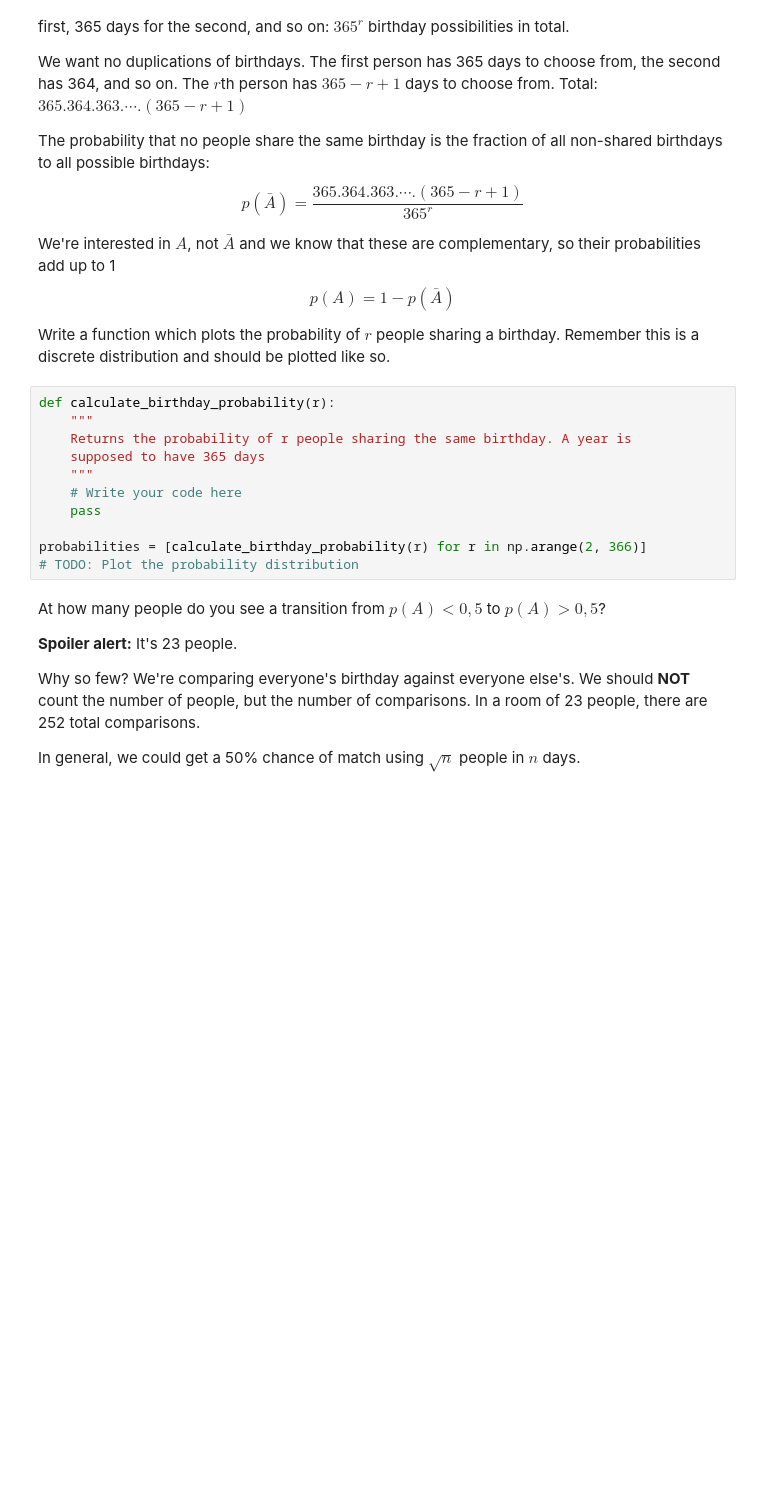
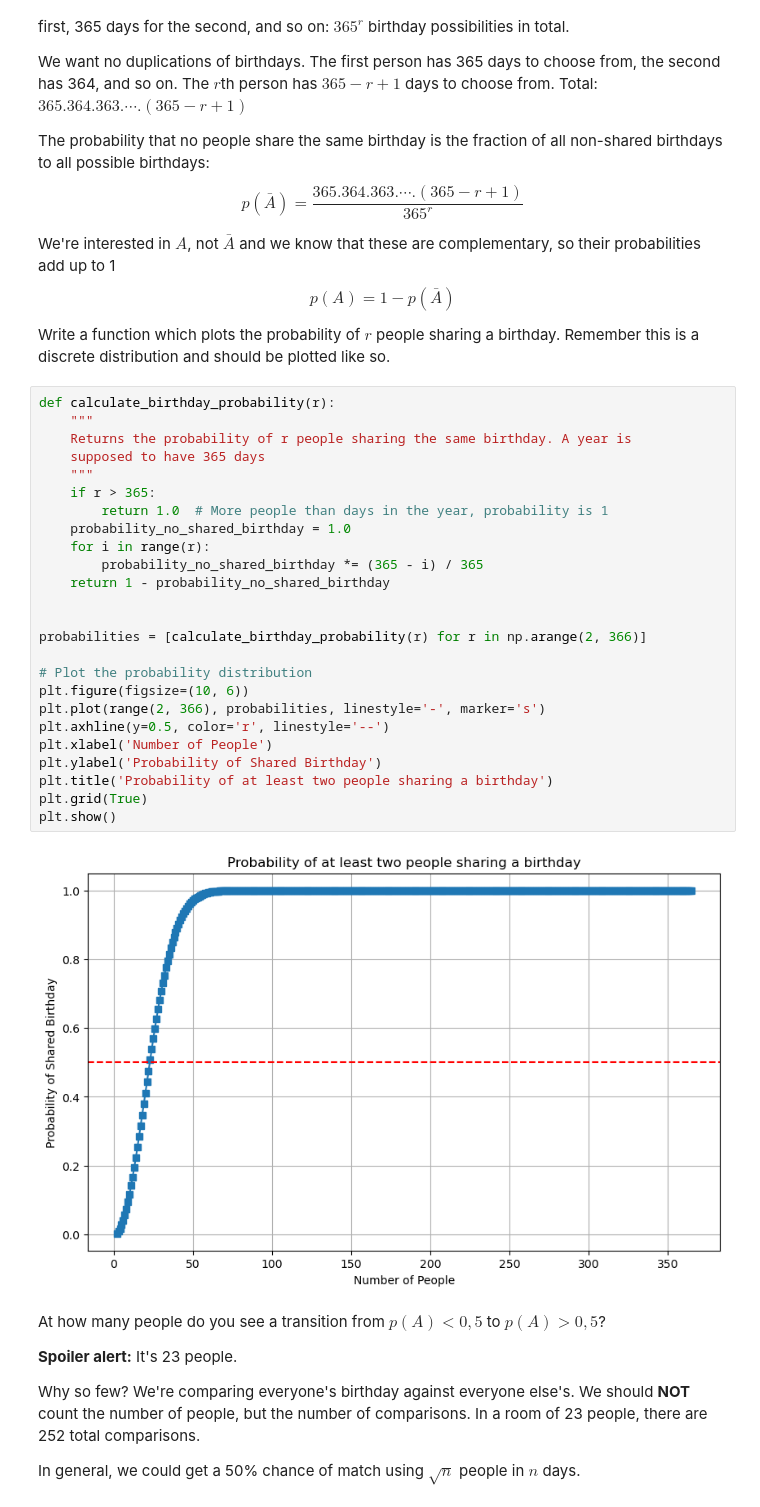
Before and after one commit to GalkaKG/Math-Concepts-for-Developers, a Jupyter notebook: 10. Exercise Probability and combinatorics/Probability and Combinatorics Exercise.ipynb, the cells around one changed output. Saved outputs shown, nothing was run; the diff lists cells and outputs as text; blank space fills up the shorter version.

```diff
--- a/10. Exercise Probability and combinatorics/Probability and Combinatorics Exercise.ipynb
+++ b/10. Exercise Probability and combinatorics/Probability and Combinatorics Exercise.ipynb
@@ -223,17 +223,33 @@ We're interested in $A$, not $\bar{A}$ and we know that these are complementary,
 $$p(A) = 1 - p(\bar{A})$$
 
 Write a function which plots the probability of $r$ people sharing a birthday. Remember this is a discrete distribution and should be plotted like so.
-# %%
-def calculate_birthday_probability(r):
-    """
-    Returns the probability of r people sharing the same birthday. A year is
-    supposed to have 365 days
-    """
-    # Write your code here
-    pass
-
-probabilities = [calculate_birthday_probability(r) for r in np.arange(2, 366)]
-# TODO: Plot the probability distribution
+# %%
+def calculate_birthday_probability(r):
+    """
+    Returns the probability of r people sharing the same birthday. A year is
+    supposed to have 365 days
+    """
+    if r > 365:
+        return 1.0  # More people than days in the year, probability is 1
+    probability_no_shared_birthday = 1.0
+    for i in range(r):
+        probability_no_shared_birthday *= (365 - i) / 365
+    return 1 - probability_no_shared_birthday
+
+
+probabilities = [calculate_birthday_probability(r) for r in np.arange(2, 366)]
+
+# Plot the probability distribution
+plt.figure(figsize=(10, 6))
+plt.plot(range(2, 366), probabilities, linestyle='-', marker='s')
+plt.axhline(y=0.5, color='r', linestyle='--')
+plt.xlabel('Number of People')
+plt.ylabel('Probability of Shared Birthday')
+plt.title('Probability of at least two people sharing a birthday')
+plt.grid(True)
+plt.show()
+# %% [output]
+[figure, added]
 # %% [markdown]
 At how many people do you see a transition from $p(A) < 0,5$ to $p(A) > 0,5$?
 
```
Also changed, not shown: parts of 1 cell of this notebook.
